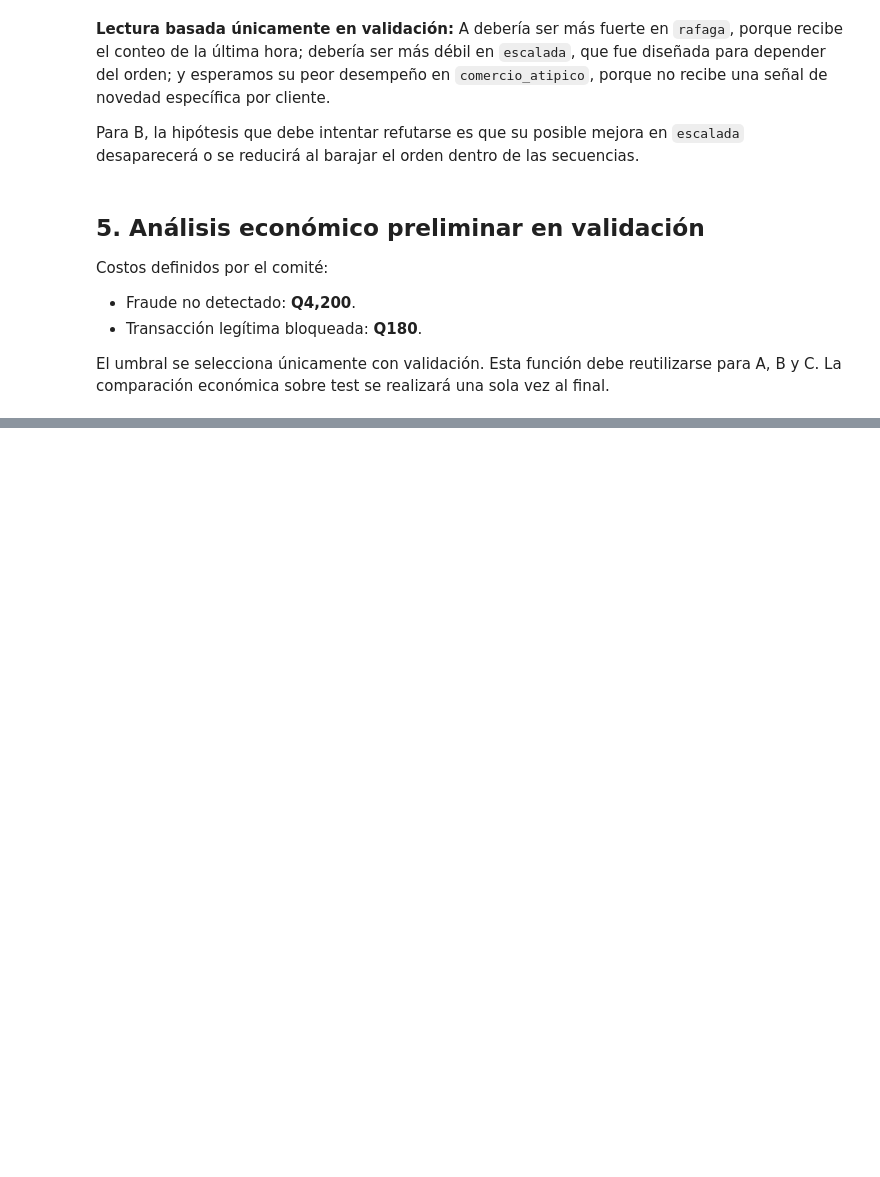
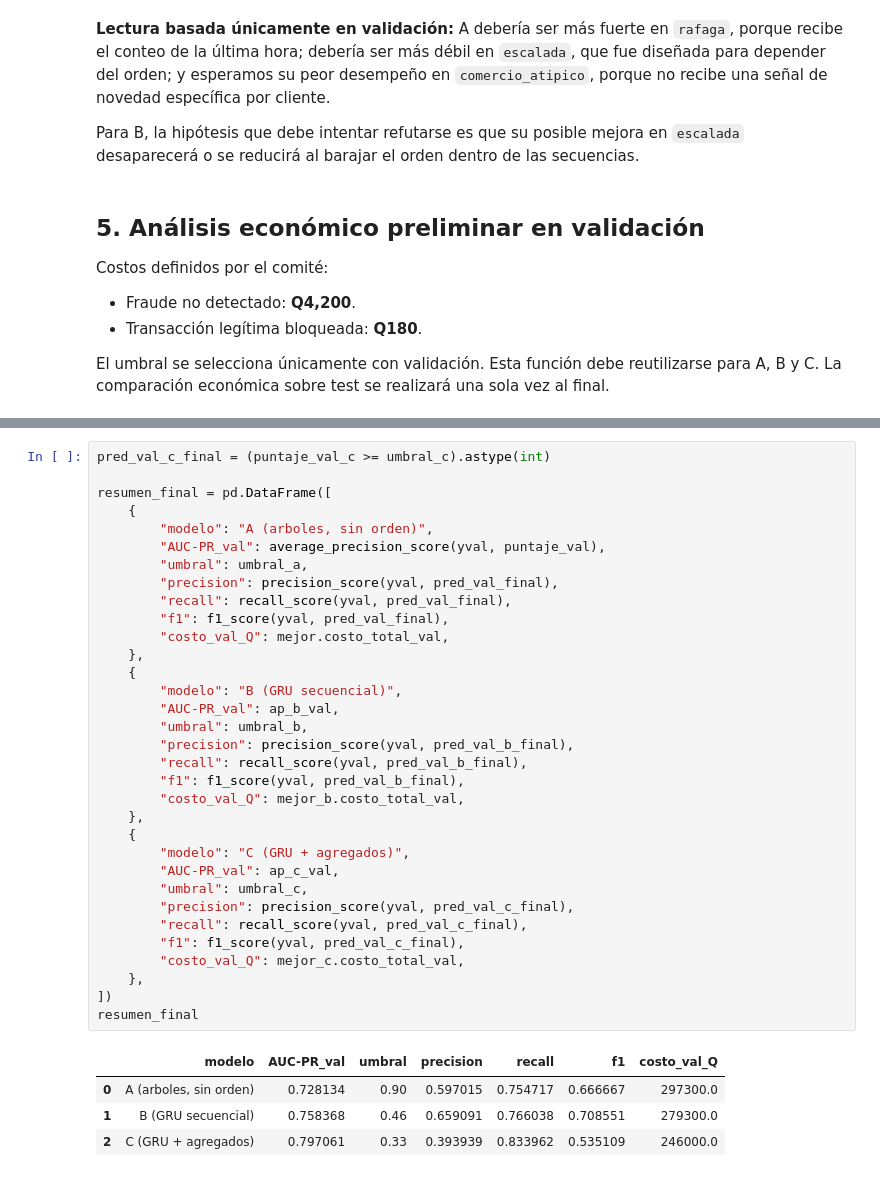
Before and after one commit to Albu231311/Proyecto-1---DeepL, a Jupyter notebook: proyecto1.ipynb, the cells around one changed output, grey strips where cells are left out. Cells and saved outputs as stored; diff of their text form; blank space fills up the shorter version.

Commit message:
modelo B, apuesta C

```diff
--- a/proyecto1.ipynb
+++ b/proyecto1.ipynb
@@ -371,0 +927,38 @@ se crea `yte` ni se generan puntajes sobre `Xte`.
+# %%
+pred_val_c_final = (puntaje_val_c >= umbral_c).astype(int)
+
+resumen_final = pd.DataFrame([
+    {
+        "modelo": "A (arboles, sin orden)",
+        "AUC-PR_val": average_precision_score(yval, puntaje_val),
+        "umbral": umbral_a,
+        "precision": precision_score(yval, pred_val_final),
+        "recall": recall_score(yval, pred_val_final),
+        "f1": f1_score(yval, pred_val_final),
+        "costo_val_Q": mejor.costo_total_val,
+    },
+    {
+        "modelo": "B (GRU secuencial)",
+        "AUC-PR_val": ap_b_val,
+        "umbral": umbral_b,
+        "precision": precision_score(yval, pred_val_b_final),
+        "recall": recall_score(yval, pred_val_b_final),
+        "f1": f1_score(yval, pred_val_b_final),
+        "costo_val_Q": mejor_b.costo_total_val,
+    },
+    {
+        "modelo": "C (GRU + agregados)",
+        "AUC-PR_val": ap_c_val,
+        "umbral": umbral_c,
+        "precision": precision_score(yval, pred_val_c_final),
+        "recall": recall_score(yval, pred_val_c_final),
+        "f1": f1_score(yval, pred_val_c_final),
+        "costo_val_Q": mejor_c.costo_total_val,
+    },
+])
+resumen_final
+# %% [output]
+|  | modelo | AUC-PR_val | umbral | precision | recall | f1 | costo_val_Q |
+| 0 | A (arboles, sin orden) | 0.728134 | 0.90 | 0.597015 | 0.754717 | 0.666667 | 297300.0 |
+| 1 | B (GRU secuencial) | 0.758368 | 0.46 | 0.659091 | 0.766038 | 0.708551 | 279300.0 |
+| 2 | C (GRU + agregados) | 0.797061 | 0.33 | 0.393939 | 0.833962 | 0.535109 | 246000.0 |
```
Also changed, not shown: parts of 22 cells of this notebook.
